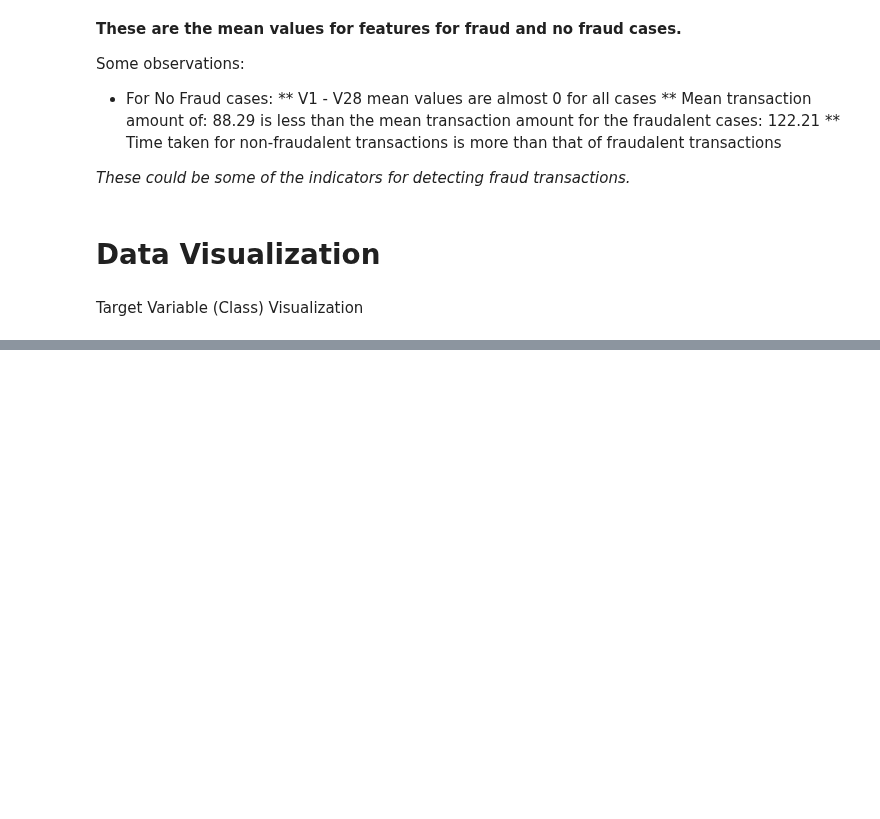
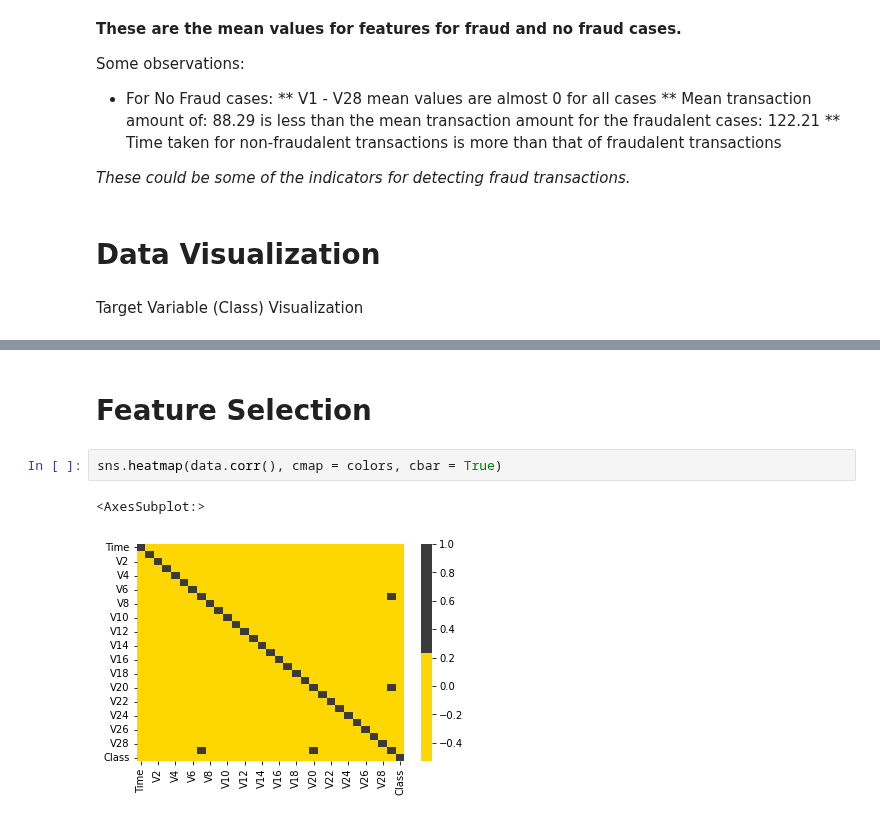
Before and after one commit to mindyng/2022-Business-Projects, a Jupyter notebook: anomaly-detection.ipynb, the cells around one changed output, grey strips where cells are left out. Cells and saved outputs as stored; diff of their text form; blank space fills up the shorter version.

```diff
--- a/anomaly-detection.ipynb
+++ b/anomaly-detection.ipynb
@@ -155,0 +162,7 @@ plt.title('Number of Fraud Cases');
+# %% [markdown]
+# Feature Selection
+# %%
+sns.heatmap(data.corr(), cmap = colors, cbar = True)
+# %% [output]
+<AxesSubplot:>
+[figure, added]
```
Also changed, not shown: parts of 2 cells of this notebook.
